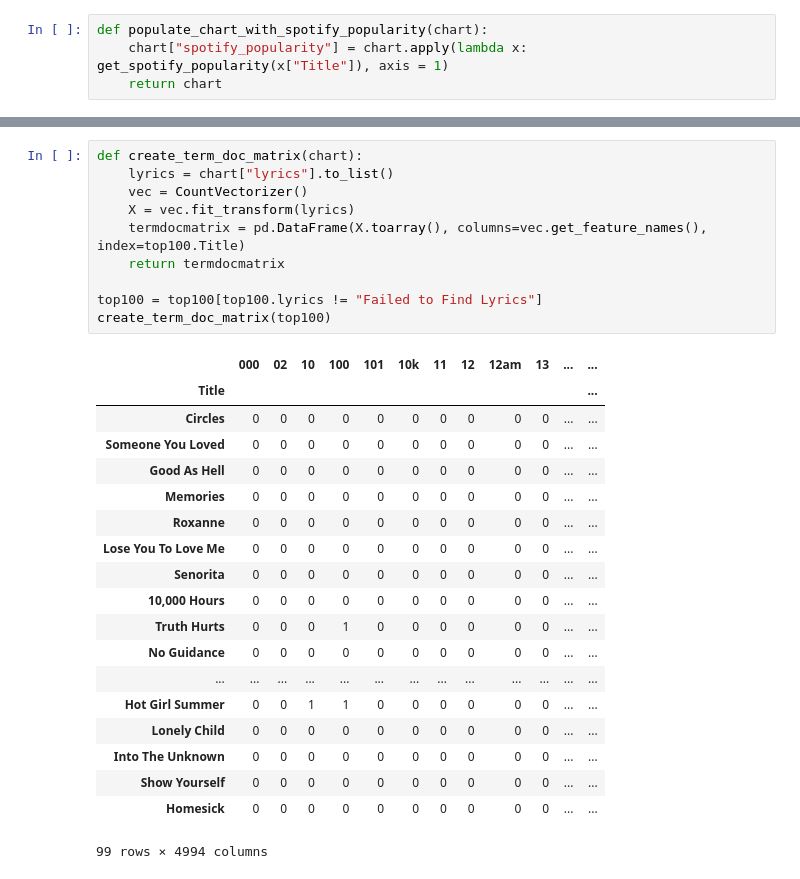
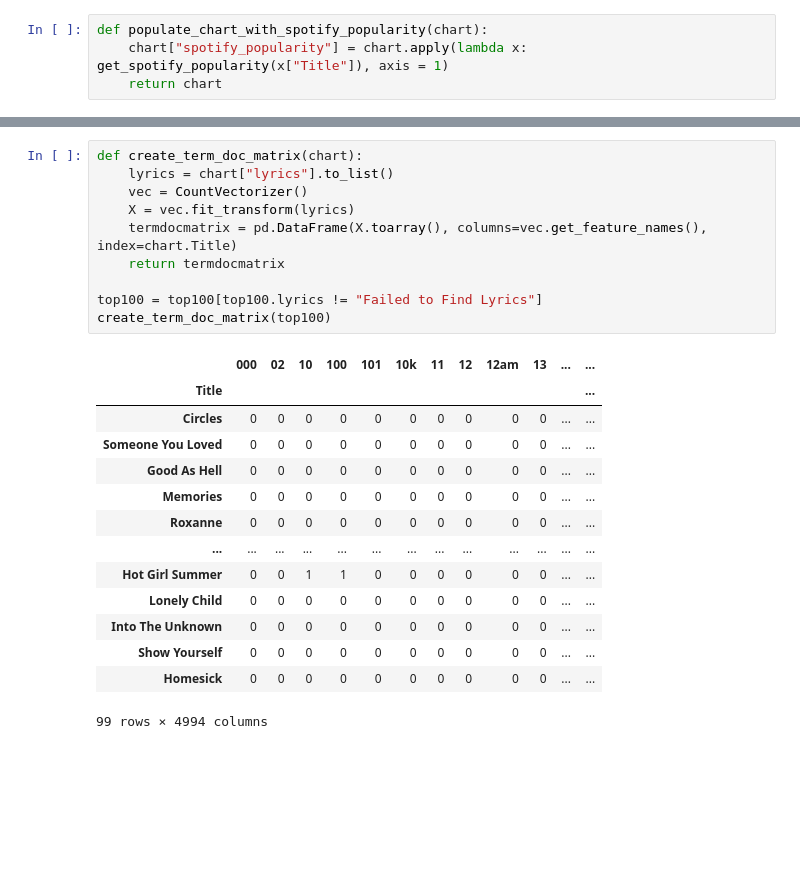
Before and after one commit to suttonr75/320FinalFall2019, a Jupyter notebook: FinalProject.ipynb, the cells around one changed output, grey strips where cells are left out. Drawn from its saved outputs; the diff is of its cells as text; blank space fills up the shorter version.

```diff
--- a/FinalProject.ipynb
+++ b/FinalProject.ipynb
@@ -141,26 +131,21 @@ display(top100)
 # %%
 def create_term_doc_matrix(chart):
     lyrics = chart["lyrics"].to_list()
     vec = CountVectorizer()
     X = vec.fit_transform(lyrics)
-    termdocmatrix = pd.DataFrame(X.toarray(), columns=vec.get_feature_names(), index=top100.Title)
+    termdocmatrix = pd.DataFrame(X.toarray(), columns=vec.get_feature_names(), index=chart.Title)
     return termdocmatrix
 
 top100 = top100[top100.lyrics != "Failed to Find Lyrics"]
 create_term_doc_matrix(top100)
 # %% [output]
 |  | 000 | 02 | 10 | 100 | 101 | 10k | 11 | 12 | 12am | 13 | ... | ... |
 | Title |  |  |  |  |  |  |  |  |  |  |  | ... |
 | Circles | 0 | 0 | 0 | 0 | 0 | 0 | 0 | 0 | 0 | 0 | ... | ... |
 | Someone You Loved | 0 | 0 | 0 | 0 | 0 | 0 | 0 | 0 | 0 | 0 | ... | ... |
 | Good As Hell | 0 | 0 | 0 | 0 | 0 | 0 | 0 | 0 | 0 | 0 | ... | ... |
 | Memories | 0 | 0 | 0 | 0 | 0 | 0 | 0 | 0 | 0 | 0 | ... | ... |
 | Roxanne | 0 | 0 | 0 | 0 | 0 | 0 | 0 | 0 | 0 | 0 | ... | ... |
-| Lose You To Love Me | 0 | 0 | 0 | 0 | 0 | 0 | 0 | 0 | 0 | 0 | ... | ... |
-| Senorita | 0 | 0 | 0 | 0 | 0 | 0 | 0 | 0 | 0 | 0 | ... | ... |
-| 10,000 Hours | 0 | 0 | 0 | 0 | 0 | 0 | 0 | 0 | 0 | 0 | ... | ... |
-| Truth Hurts | 0 | 0 | 0 | 1 | 0 | 0 | 0 | 0 | 0 | 0 | ... | ... |
-| No Guidance | 0 | 0 | 0 | 0 | 0 | 0 | 0 | 0 | 0 | 0 | ... | ... |
 | ... | ... | ... | ... | ... | ... | ... | ... | ... | ... | ... | ... | ... |
 | Hot Girl Summer | 0 | 0 | 1 | 1 | 0 | 0 | 0 | 0 | 0 | 0 | ... | ... |
 | Lonely Child | 0 | 0 | 0 | 0 | 0 | 0 | 0 | 0 | 0 | 0 | ... | ... |
```
Also changed, not shown: parts of 23 cells of this notebook.
